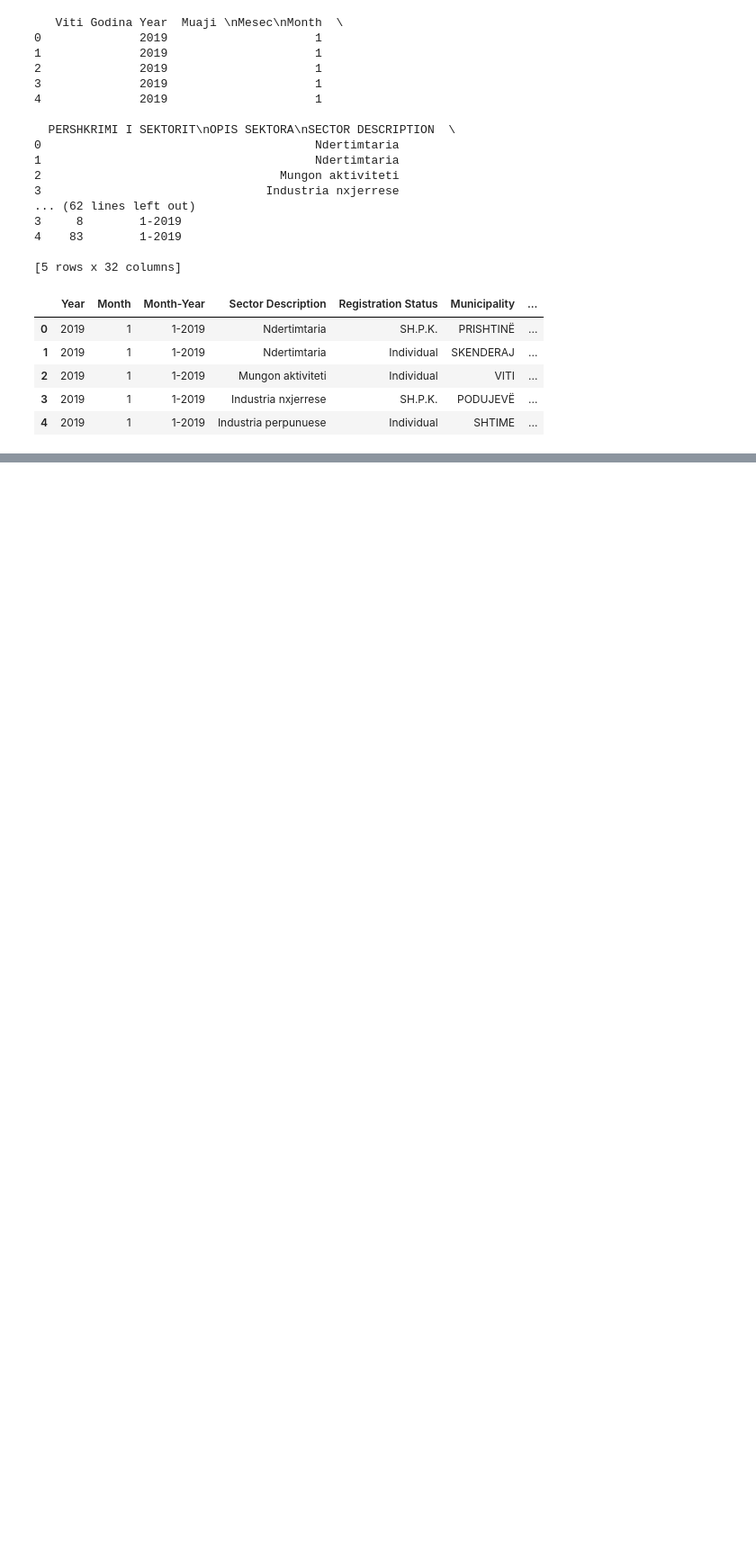
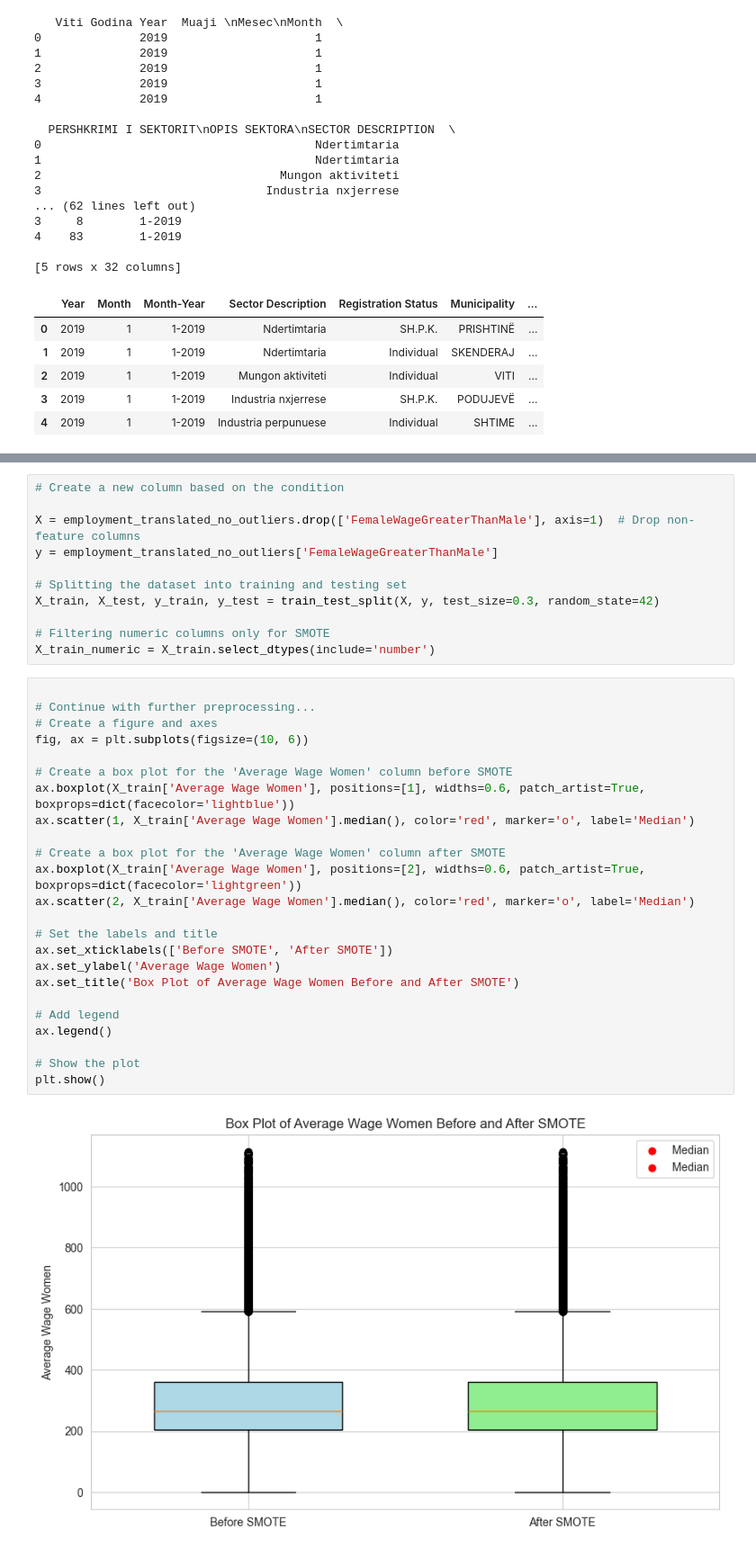
Before and after one commit to fisinik/employment-salary-prediction, a Jupyter notebook: preprocessing.ipynb, the cells around one changed output, grey strips where cells are left out. Shown: that part at 90% size. Cells and saved outputs as stored; diff of their text form; blank space fills up the shorter version.

Commit message:
update preprocessing file
Co-authored-by: festinaqorrolli <festinaqorrolli@hotmail.com>
Co-authored-by: fisinik <fisnik.spahijaa@gmail.com>

```diff
--- a/preprocessing.ipynb
+++ b/preprocessing.ipynb
@@ -106,0 +232,37 @@ data_types, data_quality, complete_data_count, null_data_count
+# %%
+# Create a new column based on the condition
+
+X = employment_translated_no_outliers.drop(['FemaleWageGreaterThanMale'], axis=1)  # Drop non-feature columns
+y = employment_translated_no_outliers['FemaleWageGreaterThanMale']
+
+# Splitting the dataset into training and testing set
+X_train, X_test, y_train, y_test = train_test_split(X, y, test_size=0.3, random_state=42)
+
+# Filtering numeric columns only for SMOTE
+X_train_numeric = X_train.select_dtypes(include='number')
+# %%
+
+# Continue with further preprocessing...
+# Create a figure and axes
+fig, ax = plt.subplots(figsize=(10, 6))
+
+# Create a box plot for the 'Average Wage Women' column before SMOTE
+ax.boxplot(X_train['Average Wage Women'], positions=[1], widths=0.6, patch_artist=True, boxprops=dict(facecolor='lightblue'))
+ax.scatter(1, X_train['Average Wage Women'].median(), color='red', marker='o', label='Median')
+
+# Create a box plot for the 'Average Wage Women' column after SMOTE
+ax.boxplot(X_train['Average Wage Women'], positions=[2], widths=0.6, patch_artist=True, boxprops=dict(facecolor='lightgreen'))
+ax.scatter(2, X_train['Average Wage Women'].median(), color='red', marker='o', label='Median')
+
+# Set the labels and title
+ax.set_xticklabels(['Before SMOTE', 'After SMOTE'])
+ax.set_ylabel('Average Wage Women')
+ax.set_title('Box Plot of Average Wage Women Before and After SMOTE')
+
+# Add legend
+ax.legend()
+
+# Show the plot
+plt.show()
+# %% [output]
+[figure, added]
```
Also changed, not shown: parts of 16 cells of this notebook.
